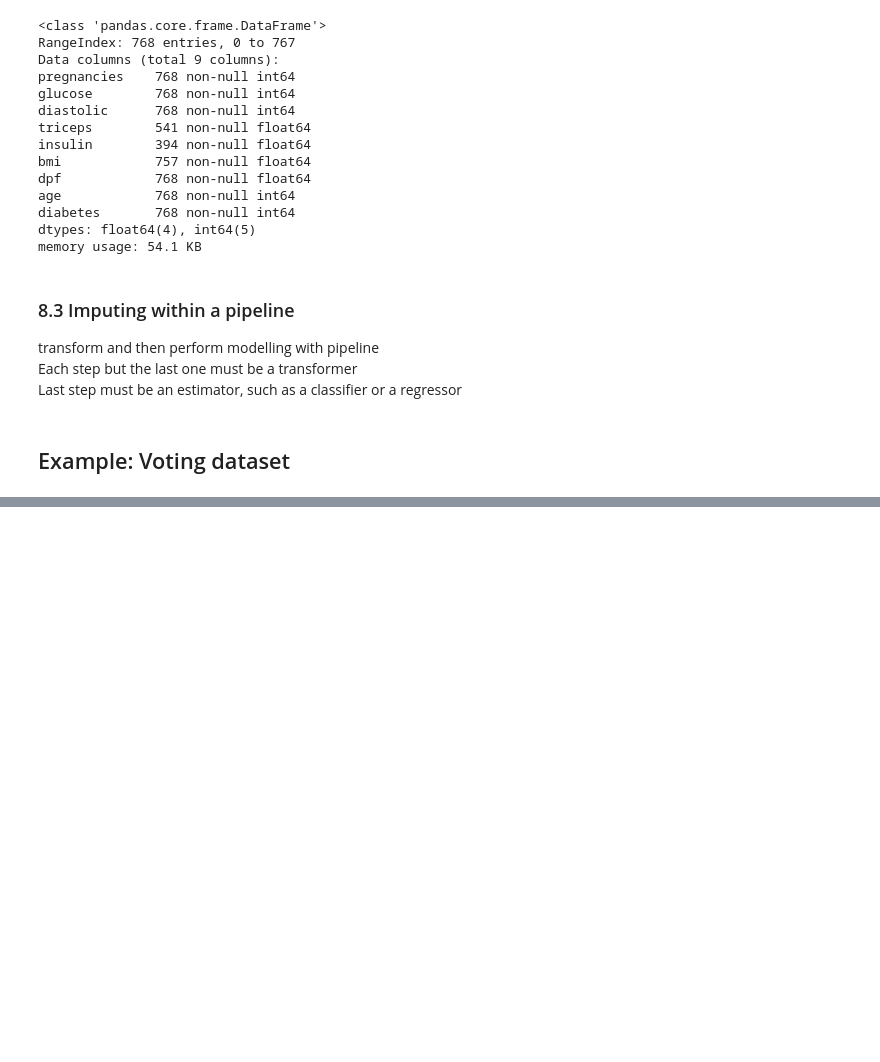
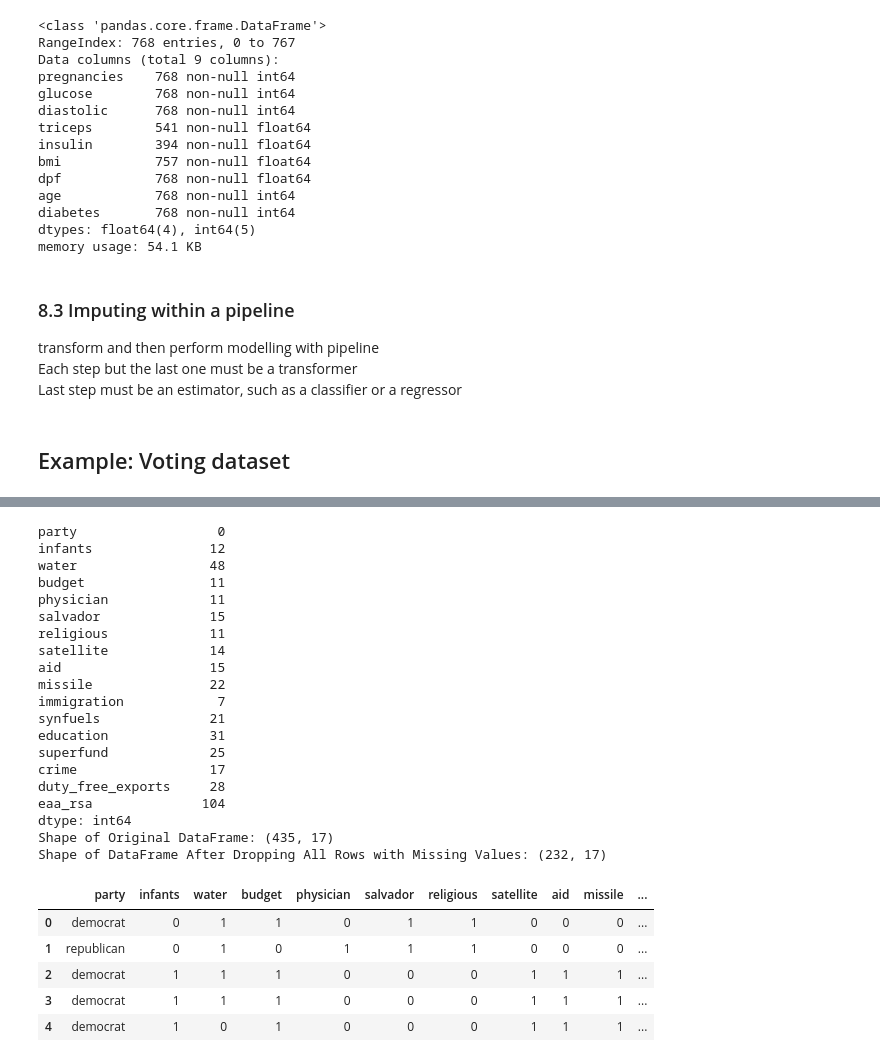
Before and after one commit to etherion-1337/Machine_Learning_basics, a Jupyter notebook: python_scikit_learn.ipynb, the cells around one changed output, grey strips where cells are left out. Drawn from its saved outputs; the diff is of its cells as text; code cells hidden in the pictures; blank space fills up the shorter version.

```diff
--- a/python_scikit_learn.ipynb
+++ b/python_scikit_learn.ipynb
@@ -1170,3 +1170,11 @@ y_pred = pipeline.predict(X_test)
 pipeline.score(X_test, y_test)
 # %% [markdown]
 ## Example: Voting dataset
+# %%
+col_label = ['party', 'infants', 'water', 'budget', 'physician', 'salvador',
+       'religious', 'satellite', 'aid', 'missile', 'immigration', 'synfuels',
+       'education', 'superfund', 'crime', 'duty_free_exports', 'eaa_rsa']
+df_vote = pd.read_csv("/Users/XavierTang/Desktop/house-votes-84.csv",header=None, names=col_label)
+dict_label = {"n":0,"y":1}
+df_vote = df_vote.replace(dict_label)
+print(df_vote.head())
@@ -1172,0 +1202,45 @@ pipeline.score(X_test, y_test)
+# %%
+# Convert '?' to NaN
+df_vote[df_vote == '?'] = np.nan
+
+# Print the number of NaNs
+print(df_vote.isnull().sum())
+
+# Print shape of original DataFrame
+print("Shape of Original DataFrame: {}".format(df_vote.shape))
+
+# Drop missing values and print shape of new DataFrame
+df_vote = df_vote.dropna()
+df_vote = df_vote.reset_index(drop=True)
+
+# Print shape of new DataFrame
+print("Shape of DataFrame After Dropping All Rows with Missing Values: {}".format(df_vote.shape))
+
+df_vote.head()
+# %% [output]
+party                  0
+infants               12
+water                 48
+budget                11
+physician             11
+salvador              15
+religious             11
+satellite             14
+aid                   15
+missile               22
+immigration            7
+synfuels              21
+education             31
+superfund             25
+crime                 17
+duty_free_exports     28
+eaa_rsa              104
+dtype: int64
+Shape of Original DataFrame: (435, 17)
+Shape of DataFrame After Dropping All Rows with Missing Values: (232, 17)
+|  | party | infants | water | budget | physician | salvador | religious | satellite | aid | missile | ... |
+| 0 | democrat | 0 | 1 | 1 | 0 | 1 | 1 | 0 | 0 | 0 | ... |
+| 1 | republican | 0 | 1 | 0 | 1 | 1 | 1 | 0 | 0 | 0 | ... |
+| 2 | democrat | 1 | 1 | 1 | 0 | 0 | 0 | 1 | 1 | 1 | ... |
+| 3 | democrat | 1 | 1 | 1 | 0 | 0 | 0 | 1 | 1 | 1 | ... |
+| 4 | democrat | 1 | 0 | 1 | 0 | 0 | 0 | 1 | 1 | 1 | ... |
```
Also changed, not shown: parts of 4 cells of this notebook.
